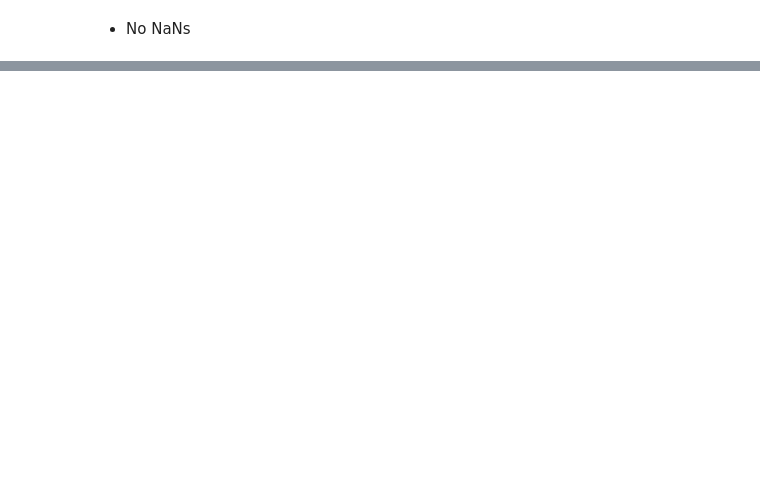
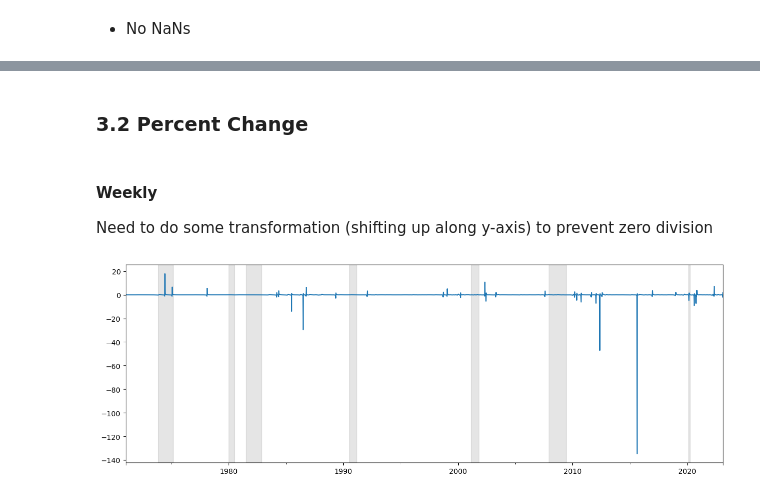
Before and after one commit to YoongsompornT/RecessionPrediction, a Jupyter notebook: EDA/Index5-EDA.ipynb, the cells around one changed output, grey strips where cells are left out. Saved outputs shown, nothing was run; the diff lists cells and outputs as text; code cells hidden in the pictures; blank space fills up the shorter version.

```diff
--- a/EDA/Index5-EDA.ipynb
+++ b/EDA/Index5-EDA.ipynb
@@ -132,0 +166,11 @@ plt.show()
+# %% [markdown]
+### 3.2 Percent Change
+# %% [markdown]
+#### Weekly
+Need to do some transformation (shifting up along y-axis) to prevent zero division
+# %%
+df_weekly.pct_change().plot(figsize=(15,5))
+add_recession_region()
+plt.show()
+# %% [output]
+[figure, added]
```
Also changed, not shown: parts of 63 cells of this notebook, 1 other file.
